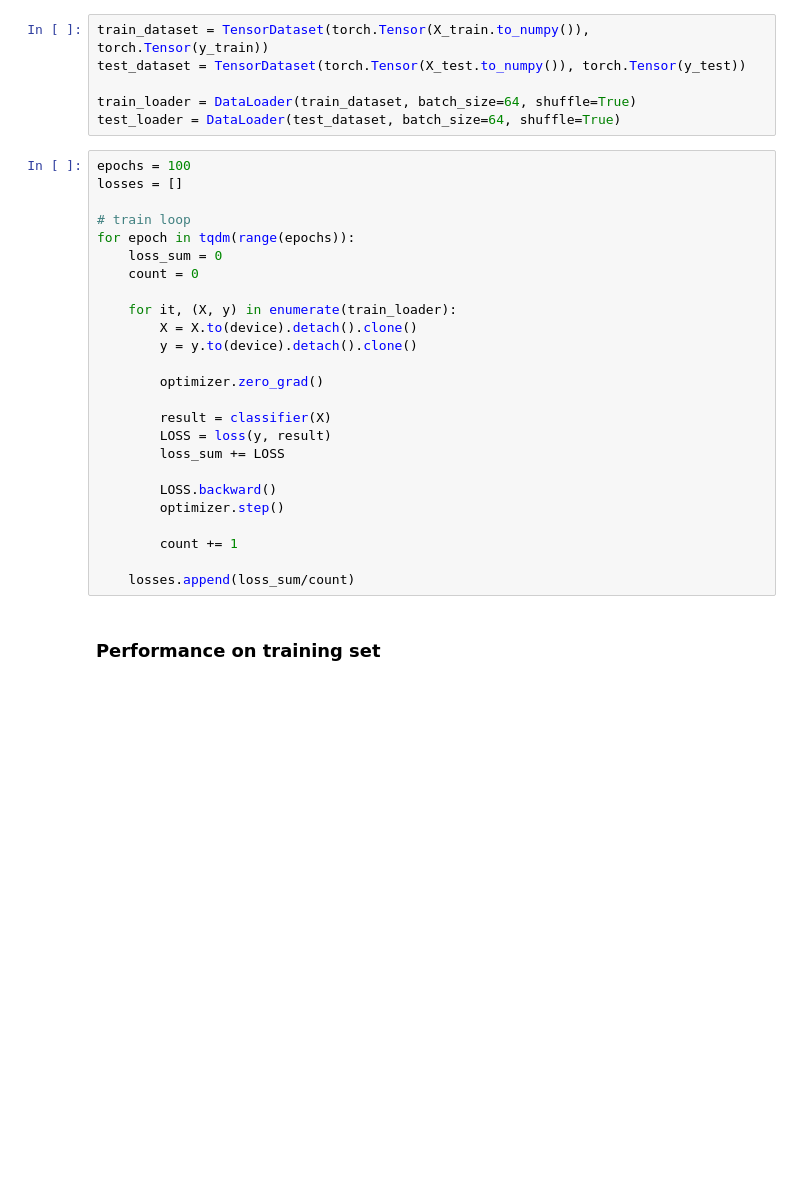
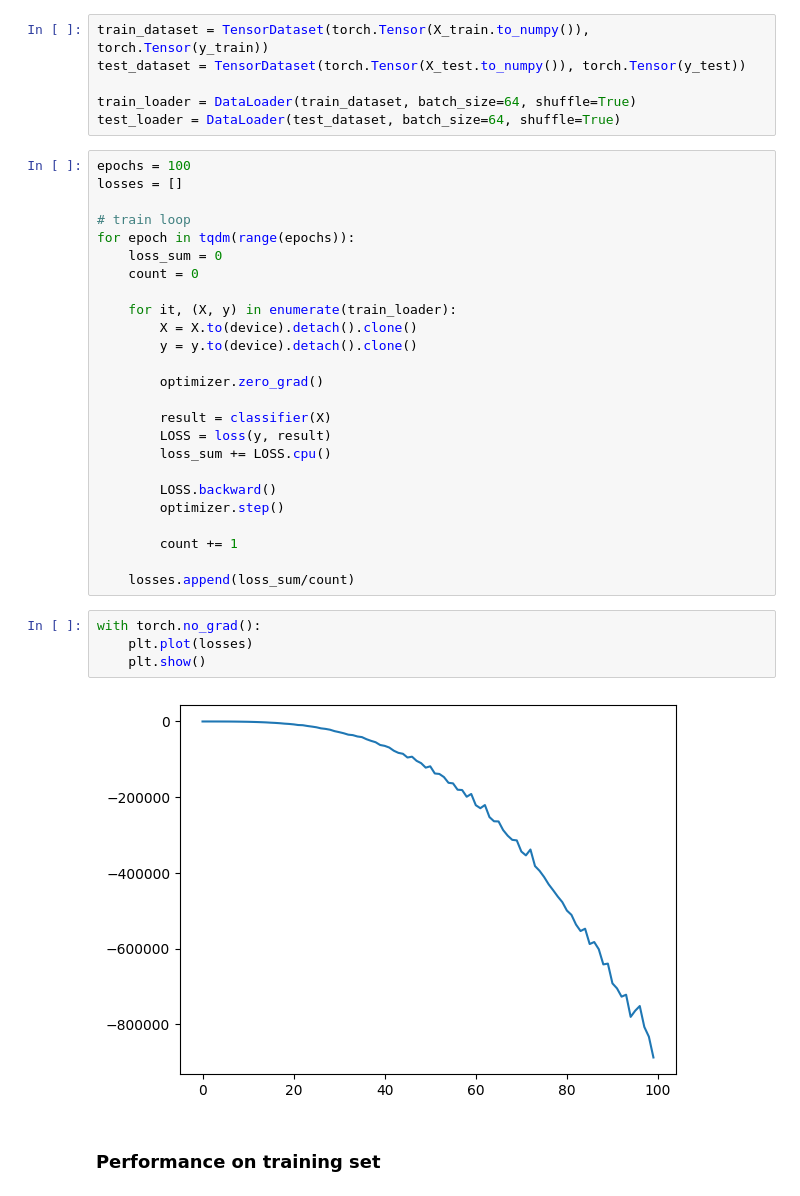
Before and after one commit to vitalwarley/PPGI038, a Jupyter notebook: experiments/nn.ipynb, the cells around one changed output. Drawn from its saved outputs; the diff is of its cells as text; blank space fills up the shorter version.

Commit message:
Add loss plot

```diff
--- a/experiments/nn.ipynb
+++ b/experiments/nn.ipynb
@@ -81,7 +82,7 @@ for epoch in tqdm(range(epochs)):
 
         result = classifier(X)
         LOSS = loss(y, result)
-        loss_sum += LOSS
+        loss_sum += LOSS.cpu()
 
         LOSS.backward()
         optimizer.step()
@@ -89,6 +90,12 @@ for epoch in tqdm(range(epochs)):
         count += 1
 
     losses.append(loss_sum/count)
+# %%
+with torch.no_grad():
+    plt.plot(losses)
+    plt.show()
+# %% [output]
+[figure, added]
 # %% [markdown]
 ### Performance on training set
 # %%
```
Also changed, not shown: parts of 1 cell of this notebook.
